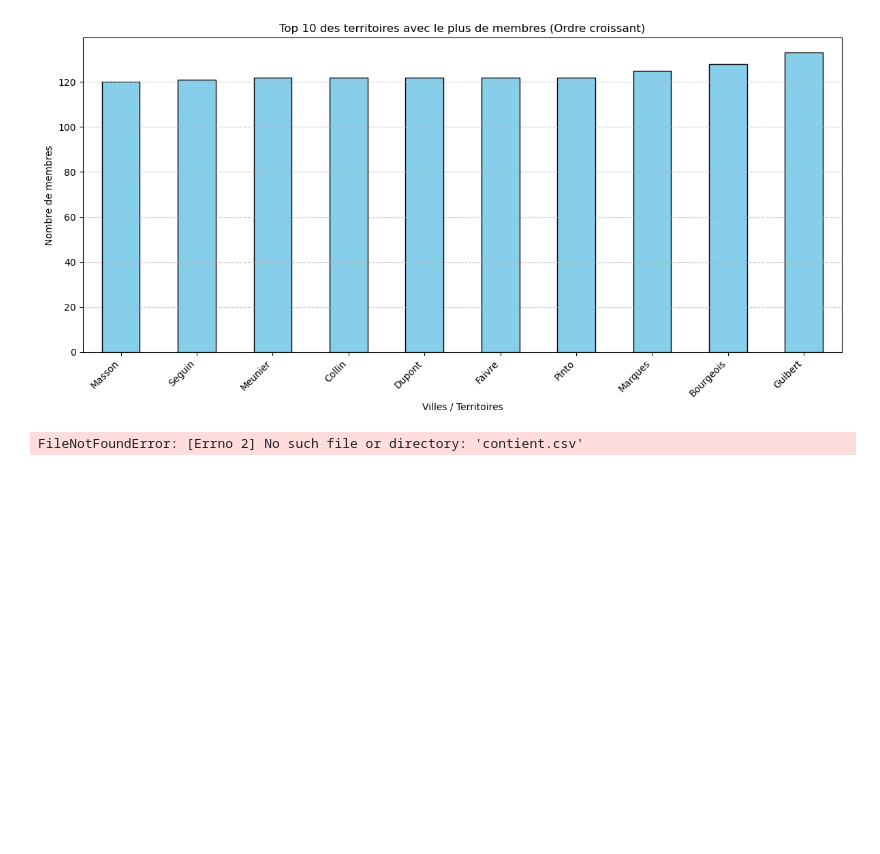
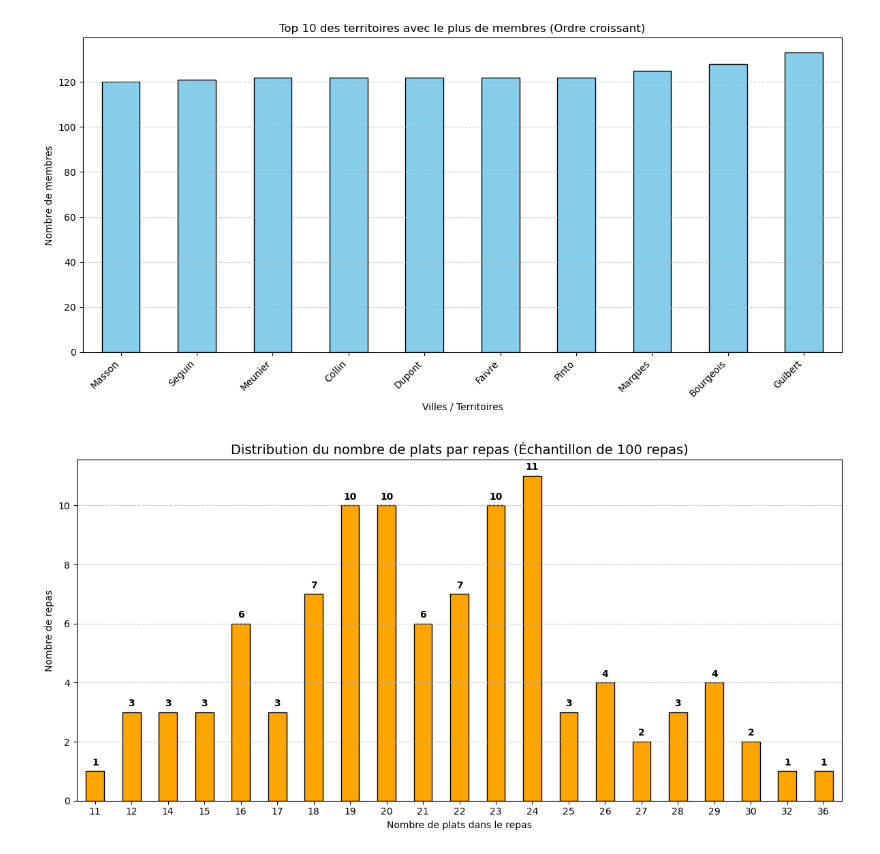
Before and after one commit to DURAN-Kalvin-25013186/SAE2.04-BDD, a Jupyter notebook: TD4 _Equipe 5 _SAE204.ipynb, the cells around one changed output. Cells and saved outputs as stored; diff of their text form; code cells hidden in the pictures; blank space fills up the shorter version.

```diff
--- a/TD4 _Equipe 5 _SAE204.ipynb
+++ b/TD4 _Equipe 5 _SAE204.ipynb
@@ -66,34 +66,34 @@ import pandas as pd
 import matplotlib.pyplot as plt
 
 # 1. On charge le fichier 'contient.csv'
-contient = pd.read_csv('contient.csv')
+contient = pd.read_csv('faker_output_v2/contient.csv')
 
 # 2. On prend un échantillon de 100 repas uniques
 repas_ids = contient['IdR'].unique()[:100]
 df_100 = contient[contient['IdR'].isin(repas_ids)]
 
 # 3. On compte le nombre de plats (IdP) par repas (IdR)
 plats_par_repas = df_100.groupby('IdR')['IdP'].count()
 
 # 4. On calcule la DISTRIBUTION
 # On regarde combien de repas ont 10 plats, 15 plats, etc.
 distribution = plats_par_repas.value_counts().sort_index()
 
 # 5. Création du graphique en barres
 plt.figure(figsize=(12, 6))
 distribution.plot(kind='bar', color='orange', edgecolor='black')
 
 # On ajoute les valeurs au-dessus des barres pour la précision
 for i, v in enumerate(distribution):
     plt.text(i, v + 0.2, str(int(v)), ha='center', fontweight='bold')
 
 plt.title('Distribution du nombre de plats par repas (Échantillon de 100 repas)', fontsize=14)
 plt.xlabel('Nombre de plats dans le repas')
 plt.ylabel('Nombre de repas')
 plt.xticks(rotation=0)
 plt.grid(axis='y', linestyle='--', alpha=0.7)
 
 plt.tight_layout()
 plt.show()
 # %% [output]
-FileNotFoundError: [Errno 2] No such file or directory: 'contient.csv'
+[figure, added]
```
